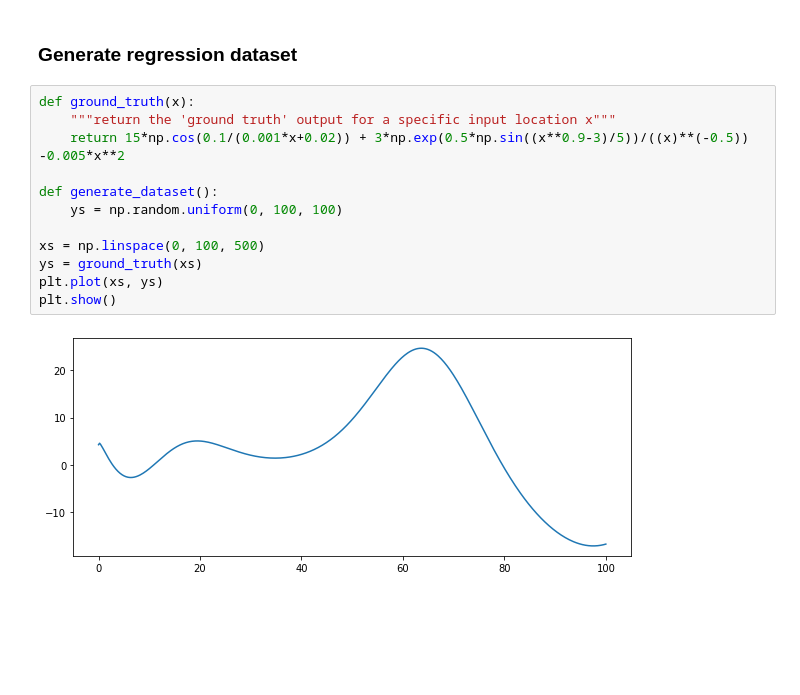
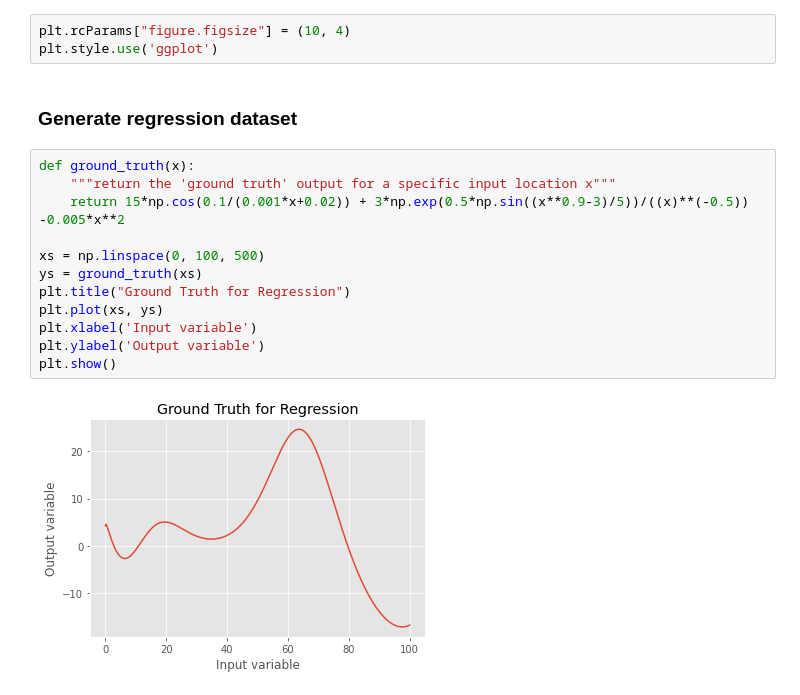
Before and after one commit to Sheev13/bnn-mean-field-vi, a Jupyter notebook: implementaysh.ipynb, the cells around one changed output. Saved outputs shown, nothing was run; the diff lists cells and outputs as text; blank space fills up the shorter version.

```diff
--- a/implementaysh.ipynb
+++ b/implementaysh.ipynb
@@ -8,16 +8,19 @@ plt.rcParams["figure.figsize"] = (10,4)
+# %%
+plt.rcParams["figure.figsize"] = (10, 4)
+plt.style.use('ggplot')
 # %% [markdown]
 ### Generate regression dataset
 # %%
 def ground_truth(x):
     """return the 'ground truth' output for a specific input location x"""
     return 15*np.cos(0.1/(0.001*x+0.02)) + 3*np.exp(0.5*np.sin((x**0.9-3)/5))/((x)**(-0.5)) -0.005*x**2
 
-def generate_dataset():
-    ys = np.random.uniform(0, 100, 100)
-
 xs = np.linspace(0, 100, 500)
 ys = ground_truth(xs)
+plt.title("Ground Truth for Regression")
 plt.plot(xs, ys)
+plt.xlabel('Input variable')
+plt.ylabel('Output variable')
 plt.show()
 # %% [output]
-[figure, old version]
+[figure, new version]
```
Also changed, not shown: parts of 10 cells of this notebook.
